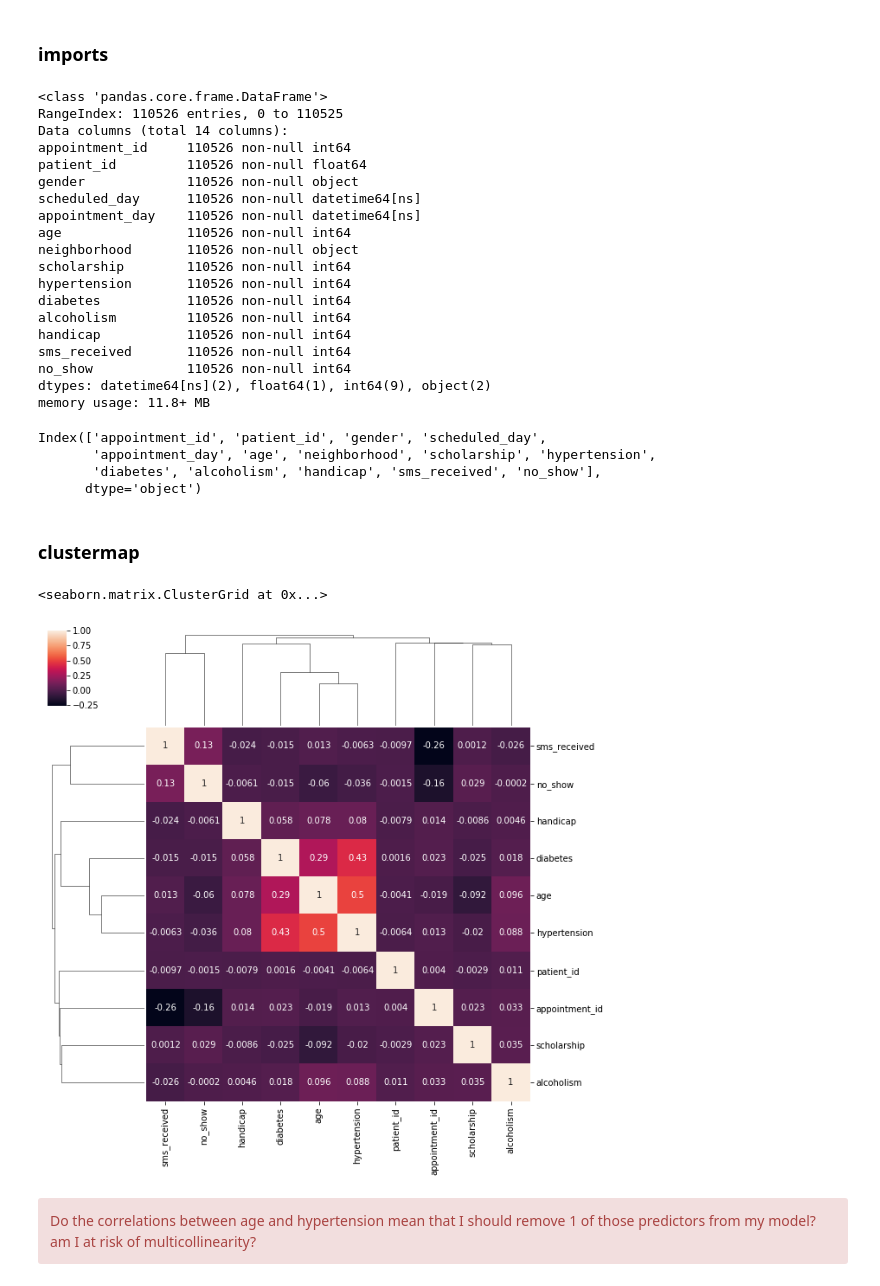
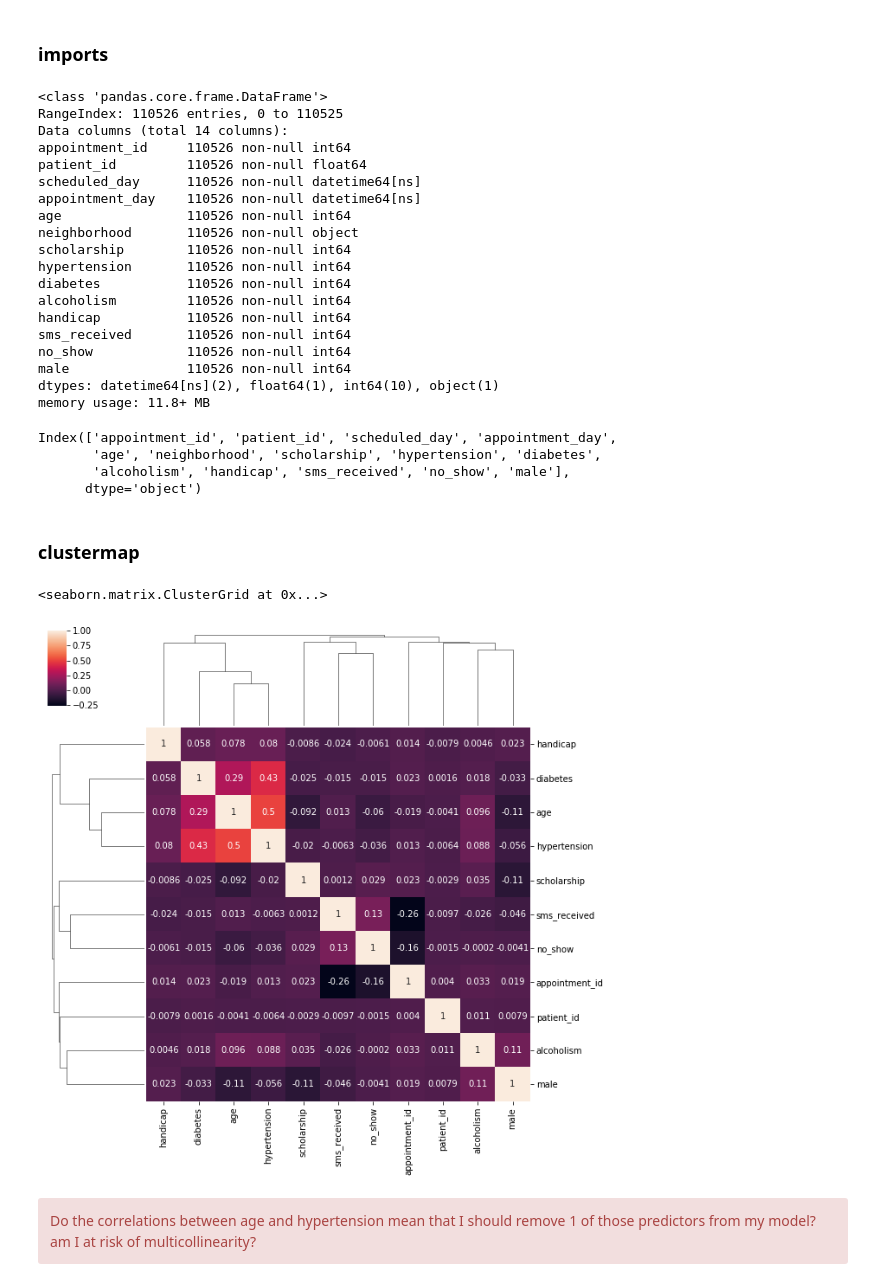
Before and after one commit to ncernek/medical_no_shows, a Jupyter notebook: correlations.ipynb, the cells around one changed output. Cells and saved outputs as stored; diff of their text form; code cells hidden in the pictures.

```diff
--- a/correlations.ipynb
+++ b/correlations.ipynb
@@ -31,17 +31,16 @@ import matplotlib.pyplot as plt
 import seaborn as sns
 %matplotlib inline
 
-appointments = pd.read_csv("appointments_clean.csv",
+appointments_1 = pd.read_csv("data/appointments_clean.csv",
                           parse_dates=['scheduled_day','appointment_day'],
                           )
-appointments.info()
+appointments_1.info()
 # %% [output]
 <class 'pandas.core.frame.DataFrame'>
 RangeIndex: 110526 entries, 0 to 110525
 Data columns (total 14 columns):
 appointment_id     110526 non-null int64
 patient_id         110526 non-null float64
-gender             110526 non-null object
 scheduled_day      110526 non-null datetime64[ns]
 appointment_day    110526 non-null datetime64[ns]
 age                110526 non-null int64
@@ -53,22 +52,23 @@ alcoholism         110526 non-null int64
 handicap           110526 non-null int64
 sms_received       110526 non-null int64
 no_show            110526 non-null int64
-dtypes: datetime64[ns](2), float64(1), int64(9), object(2)
+male               110526 non-null int64
+dtypes: datetime64[ns](2), float64(1), int64(10), object(1)
 memory usage: 11.8+ MB
 # %%
-appointments.columns
+appointments_1.columns
 # %% [output]
-Index(['appointment_id', 'patient_id', 'gender', 'scheduled_day',
-       'appointment_day', 'age', 'neighborhood', 'scholarship', 'hypertension',
-       'diabetes', 'alcoholism', 'handicap', 'sms_received', 'no_show'],
+Index(['appointment_id', 'patient_id', 'scheduled_day', 'appointment_day',
+       'age', 'neighborhood', 'scholarship', 'hypertension', 'diabetes',
+       'alcoholism', 'handicap', 'sms_received', 'no_show', 'male'],
       dtype='object')
 # %% [markdown]
 ### clustermap
 # %%
-sns.clustermap(appointments.corr(), annot=True)
+sns.clustermap(appointments_1.corr(), annot=True)
 # %% [output]
 <seaborn.matrix.ClusterGrid at 0x...>
-[figure, old version]
+[figure, new version]
 # %% [markdown]
 <div class='alert alert-danger'>
 Do the correlations between age and hypertension mean that I should remove 1 of those predictors from my model? am I at risk of multicollinearity?
```
Also changed, not shown: parts of 61 cells of this notebook, 5 other files.
